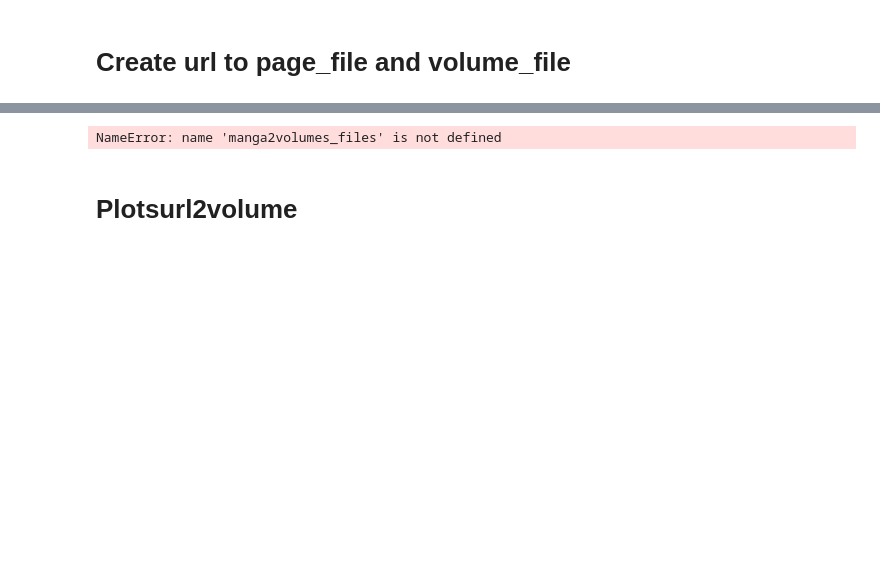
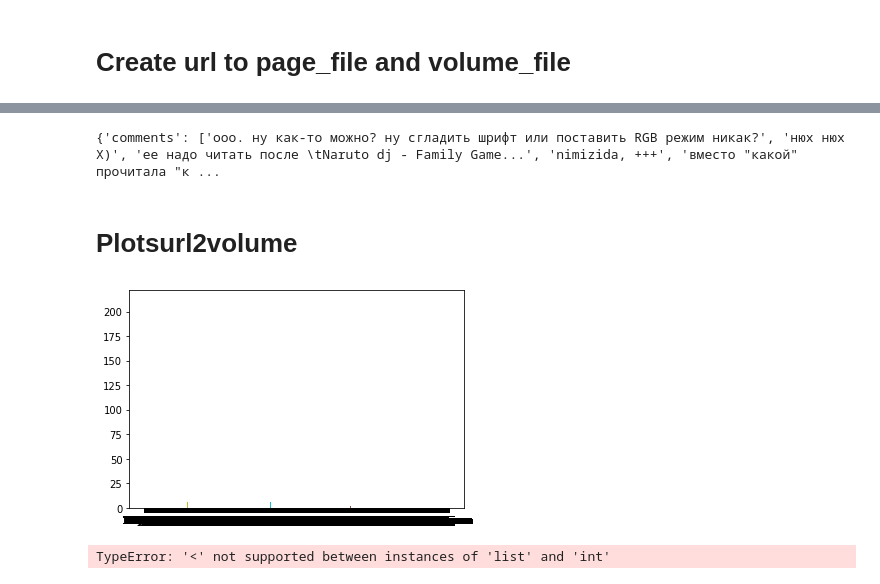
Before and after one commit to GroupLe/grouple-face-tagger, a Jupyter notebook: models/NER/reproduce/00-gather_mangas_data.ipynb, the cells around one changed output, grey strips where cells are left out. Cells and saved outputs as stored; diff of their text form; code cells hidden in the pictures; blank space fills up the shorter version.

```diff
--- a/models/NER/reproduce/00-gather_mangas_data.ipynb
+++ b/models/NER/reproduce/00-gather_mangas_data.ipynb
@@ -16,6 +16,6 @@ processed_data_root = root / 'processed'
 # Add data from grouple manga main page
 # %%
 # data example
-data = json.load(open(data_root / 'grouple_manga_pages/0.json'))
+data = json.load(open(data_root / 'grouple_manga_pages/1.json'))
 data
 # %% [output]
@@ -33,7 +33,3 @@ data
-# %%
-# data example
-data = json.load(open(data_root / 'grouple_manga_volumes/0.json'))
-# data
 # %% [markdown]
 # Create url to page_file and volume_file
 # %%
@@ -47,34 +80,24 @@ for file in tqdm(os.listdir(path)):
 # %%
-# get several volumes per one manga
-url2volumes = defaultdict(lambda: [])
-path = data_root / 'grouple_manga_volumes/'
-
-for file in tqdm(os.listdir(path)):
-    if not file.endswith('.json'):
-        continue
-    data = json.load(open(path / file))
-    url_title = data['url'].split('/')[-3]
-    url2volumes[url_title].append(file)
-
-
 # merge volumes into one file
 url2volume = defaultdict(lambda: None)
 merged_files_path = data_root / 'grouple_merged_volumes/'
 
-for i, (url_title, vols) in tqdm(enumerate(url2volumes.items()), total=len(manga2volumes_files)):
+for i, (url_title, vols) in tqdm(enumerate(url2volumes.items()), total=len(url2volumes)):
     obj = {'comments': [],
            'links': []}
     for vol in vols:
         data = json.load(open(path / vol))
         obj['comments'] += data['comments']
         obj['links'] += data['links']
-    obj['url'] = data['url']
+        obj['url'] = data['url'] #в чем смысл ссылки на рандомную главу? тогда мб ссылки на все?
+        #возможно, чтобы искать json по ссылке
+
 
     filename = f'{i}.json'
     url2volume[url_title] = filename
     json.dump(obj, open(merged_files_path / filename, 'w'))
 # %% [output]
-NameError: name 'manga2volumes_files' is not defined
+{'comments': ['ооо. ну как-то можно? ну сгладить шрифт или поставить RGB режим никак?', 'нюх нюх Х)', 'ее надо читать после \tNaruto dj - Family Game...', 'nimizida, +++', 'вместо "какой" прочитала "к ...
 # %%
 # Create df with links to files
 
@@ -92,10 +115,13 @@ df.to_csv(processed_data_root / 'merged_grouple_data.csv', index=False)
 # %%
 # How many volumes loaded per manga
 counts = list(map(len, url2volumes.values()))
 
-counts = pd.Series(list(manga2volumes.values()))
+counts = pd.Series(list(url2volumes.values()))
 _ = plt.hist(counts, bins=100)
-plt.showz()
+plt.show()
 
 _ = plt.hist(counts[counts < 50], bins=50)
 plt.show()
+# %% [output]
+[figure, added]
+TypeError: '<' not supported between instances of 'list' and 'int'
```
Also changed, not shown: parts of 4 cells of this notebook, 51 other files.
